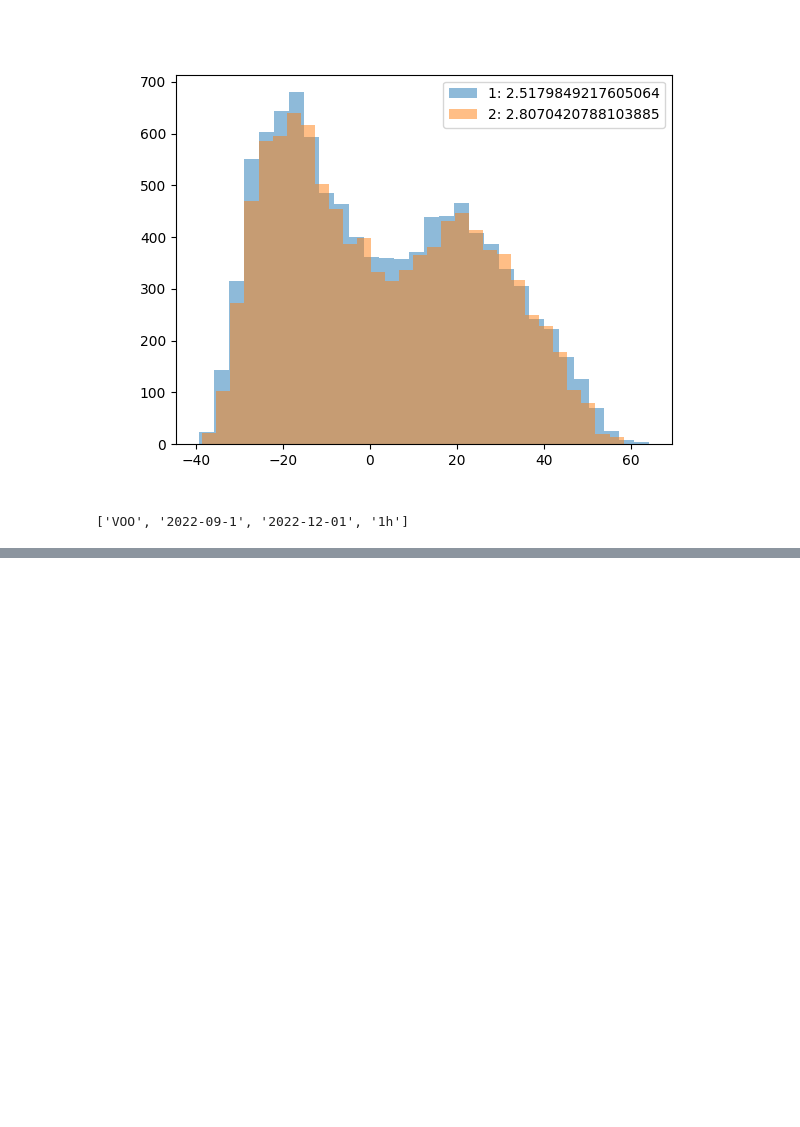
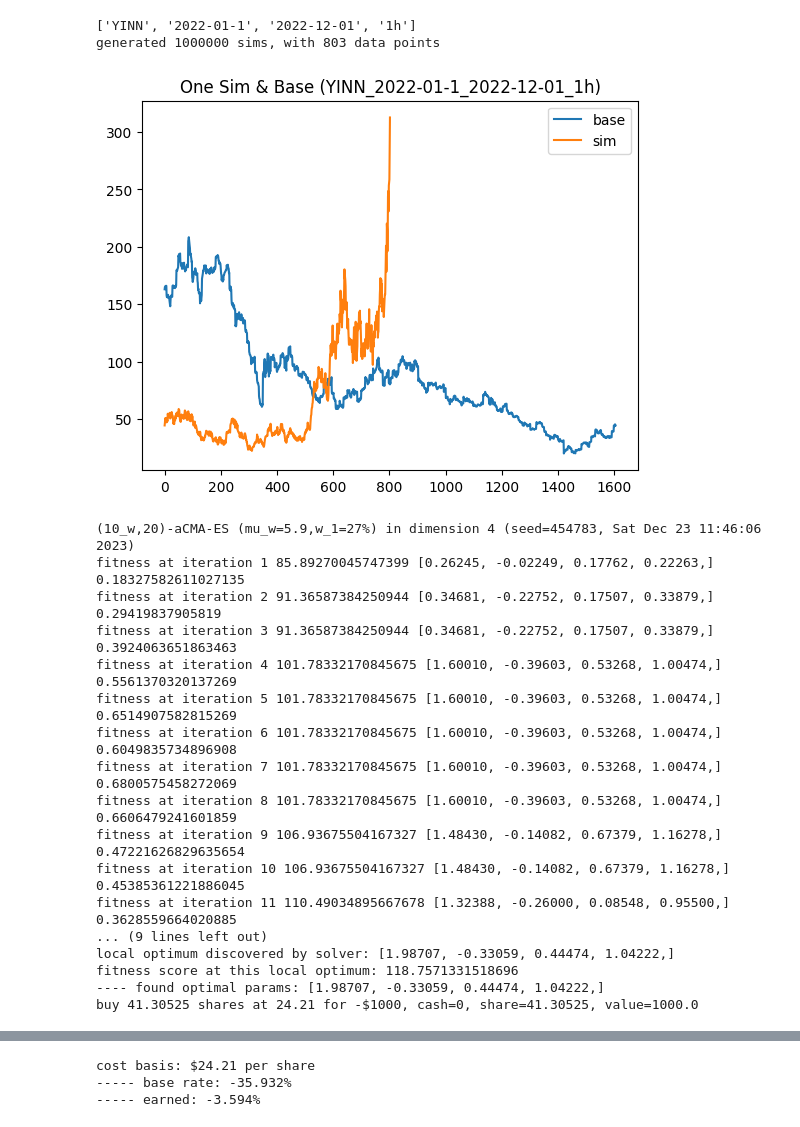
Before and after one commit to qwertpas/trading, a Jupyter notebook: main.ipynb, the cells around one changed output, grey strips where cells are left out. Drawn from its saved outputs; the diff is of its cells as text; code cells hidden in the pictures; blank space fills up the shorter version.

```diff
--- a/main.ipynb
+++ b/main.ipynb
@@ -90,69 +1,49 @@ for ticker in tickers:
-# %%
-
-
-def run_grid_arr2(params, prices_arr):
-    thresS, thresB, sell_max, buy_max = params
-    (num_sims, price_len) = prices_arr.shape
-    earned = np.zeros(num_sims)
-    for sim_num in range(num_sims):
-        P = prices_arr[sim_num]
-        last_trans = P[0]
-        shares = 0 #shares
-        cash = 1
-        for k in range(1,price_len):
-            if(((P[k] - last_trans)/last_trans > thresS) and shares > 0):
-                sell_amt = min(sell_max, shares*P[k])
-                shares -= sell_amt/P[k]
-                cash += sell_amt
-                last_trans = P[k]
-            if(((P[k] - last_trans)/last_trans < thresB or (shares <= 0 and (P[k]-P[k-1])/P[k-1] < thresB)) and cash > 0):
-                buy_amt = min(buy_max, cash)
-                shares += buy_amt/P[k]
-                cash -= buy_amt
-                last_trans = P[k]
-        earned[sim_num] = 100*((cash + shares*P[-1]) - 1)
-    return earned
-
-params = [0.06530, -0.00156, 0.17535, 0.17855,]
-earned1 = run_grid_arr1(params, all_sims[:10000])
-
-params = [0.02539, -0.01037, 0.09779, 0.14371,]
-earned2 = run_grid_arr2(params, all_sims[:10000])
-
-plt.figure()
-plt.hist(earned1, bins=30, label=f'1: {earned1.mean()}', alpha=0.5)
-plt.hist(earned2, bins=30, label=f'2: {earned2.mean()}', alpha=0.5)
-plt.legend()
-plt.show()
-# %% [output]
-[figure, removed]
 # %%
 
 import sim
 import optimizer
 import matplotlib.pyplot as plt
 
 # %matplotlib widget
 
-symbol = 'VOO'
+symbol = 'YINN'
 
-base_ticker = [symbol, '2022-09-1', '2022-12-01', '1h']  # historical data: [ticker, start_date, end_date, interval]
+base_ticker = [symbol, '2022-01-1', '2022-12-01', '1h']  # historical data: [ticker, start_date, end_date, interval]
 prices_raw = sim.gen_sim_file(base_ticker)
 all_sims = sim.read_sim_file()
 
 plt.figure()
 plt.title(f"One Sim & Base ({'_'.join(base_ticker)})")
 plt.plot(prices_raw, label='base')
 plt.plot(all_sims[:1].T, label='sim')
 plt.legend()
 plt.show()
 
 params = optimizer.find_params(all_sims)
 # params = [0.04464, -0.01936, 0.17922, 0.33714,]  # sell_thres, buy_thres, sell_percent, buy_percent
 print("---- found optimal params: " + str(params))
 
 test_ticker = [symbol, '2023-09-1', '2023-12-01', '1h']  # test data
 
 optimizer.test_params(params, test_ticker)
 # %% [output]
-['VOO', '2022-09-1', '2022-12-01', '1h']
+['YINN', '2022-01-1', '2022-12-01', '1h']
+generated 1000000 sims, with 803 data points
+[figure, added]
+(10_w,20)-aCMA-ES (mu_w=5.9,w_1=27%) in dimension 4 (seed=454783, Sat Dec 23 11:46:06 2023)
+fitness at iteration 1 85.89270045747399 [0.26245, -0.02249, 0.17762, 0.22263,] 0.18327582611027135
+fitness at iteration 2 91.36587384250944 [0.34681, -0.22752, 0.17507, 0.33879,] 0.29419837905819
+fitness at iteration 3 91.36587384250944 [0.34681, -0.22752, 0.17507, 0.33879,] 0.3924063651863463
+fitness at iteration 4 101.78332170845675 [1.60010, -0.39603, 0.53268, 1.00474,] 0.5561370320137269
+fitness at iteration 5 101.78332170845675 [1.60010, -0.39603, 0.53268, 1.00474,] 0.6514907582815269
+fitness at iteration 6 101.78332170845675 [1.60010, -0.39603, 0.53268, 1.00474,] 0.6049835734896908
+fitness at iteration 7 101.78332170845675 [1.60010, -0.39603, 0.53268, 1.00474,] 0.6800575458272069
+fitness at iteration 8 101.78332170845675 [1.60010, -0.39603, 0.53268, 1.00474,] 0.6606479241601859
+fitness at iteration 9 106.93675504167327 [1.48430, -0.14082, 0.67379, 1.16278,] 0.47221626829635654
+fitness at iteration 10 106.93675504167327 [1.48430, -0.14082, 0.67379, 1.16278,] 0.45385361221886045
+fitness at iteration 11 110.49034895667678 [1.32388, -0.26000, 0.08548, 0.95500,] 0.3628559664020885
+... (9 lines left out)
+local optimum discovered by solver: [1.98707, -0.33059, 0.44474, 1.04222,]
+fitness score at this local optimum: 118.7571331518696
+---- found optimal params: [1.98707, -0.33059, 0.44474, 1.04222,]
+buy 41.30525 shares at 24.21 for -$1000, cash=0, share=41.30525, value=1000.0
@@ -158,0 +51,3 @@ optimizer.test_params(params, test_ticker)
+cost basis: $24.21 per share
+----- base rate: -35.932%
+----- earned: -3.594%
```
Also changed, not shown: parts of 2 cells of this notebook.
